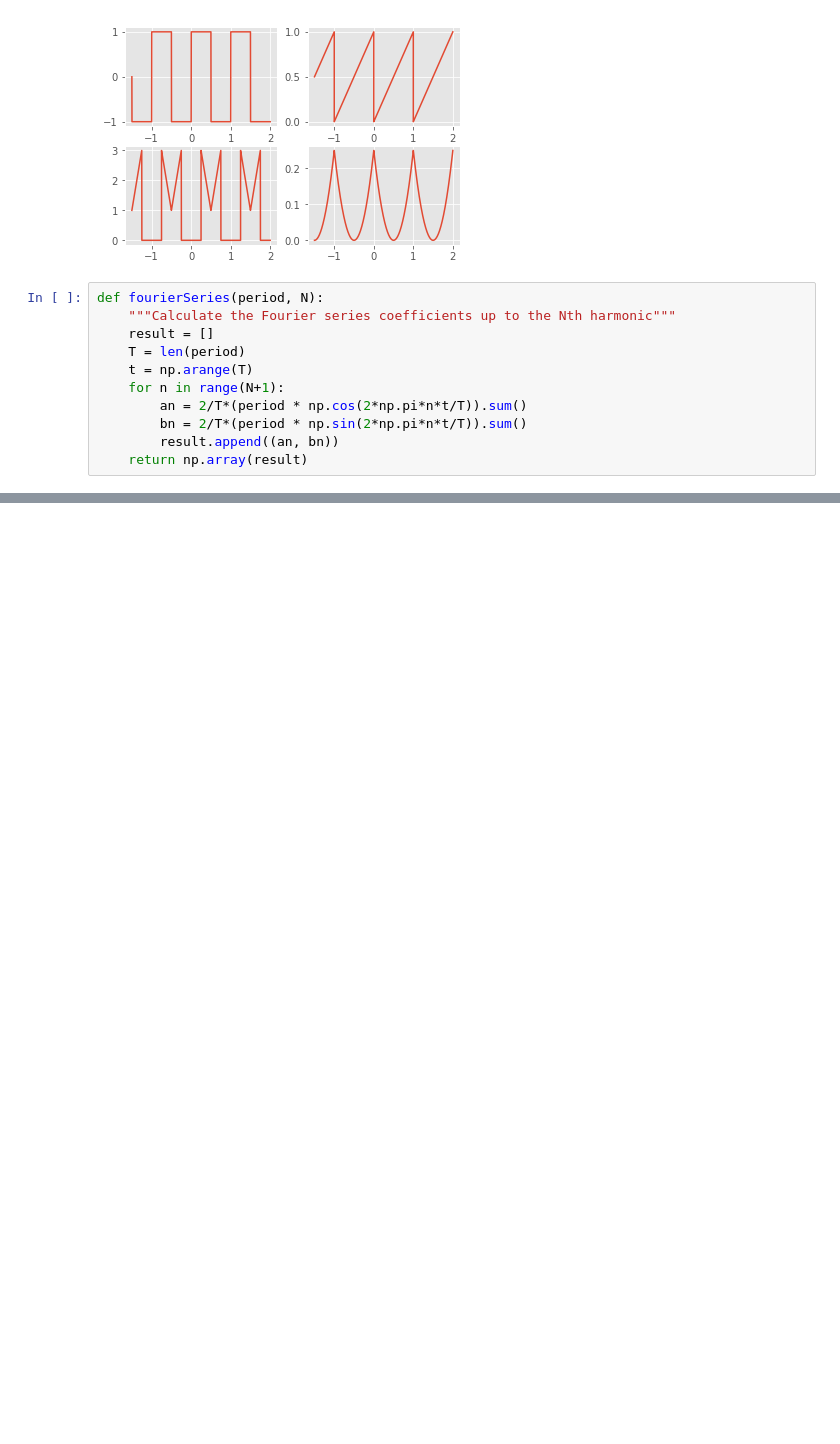
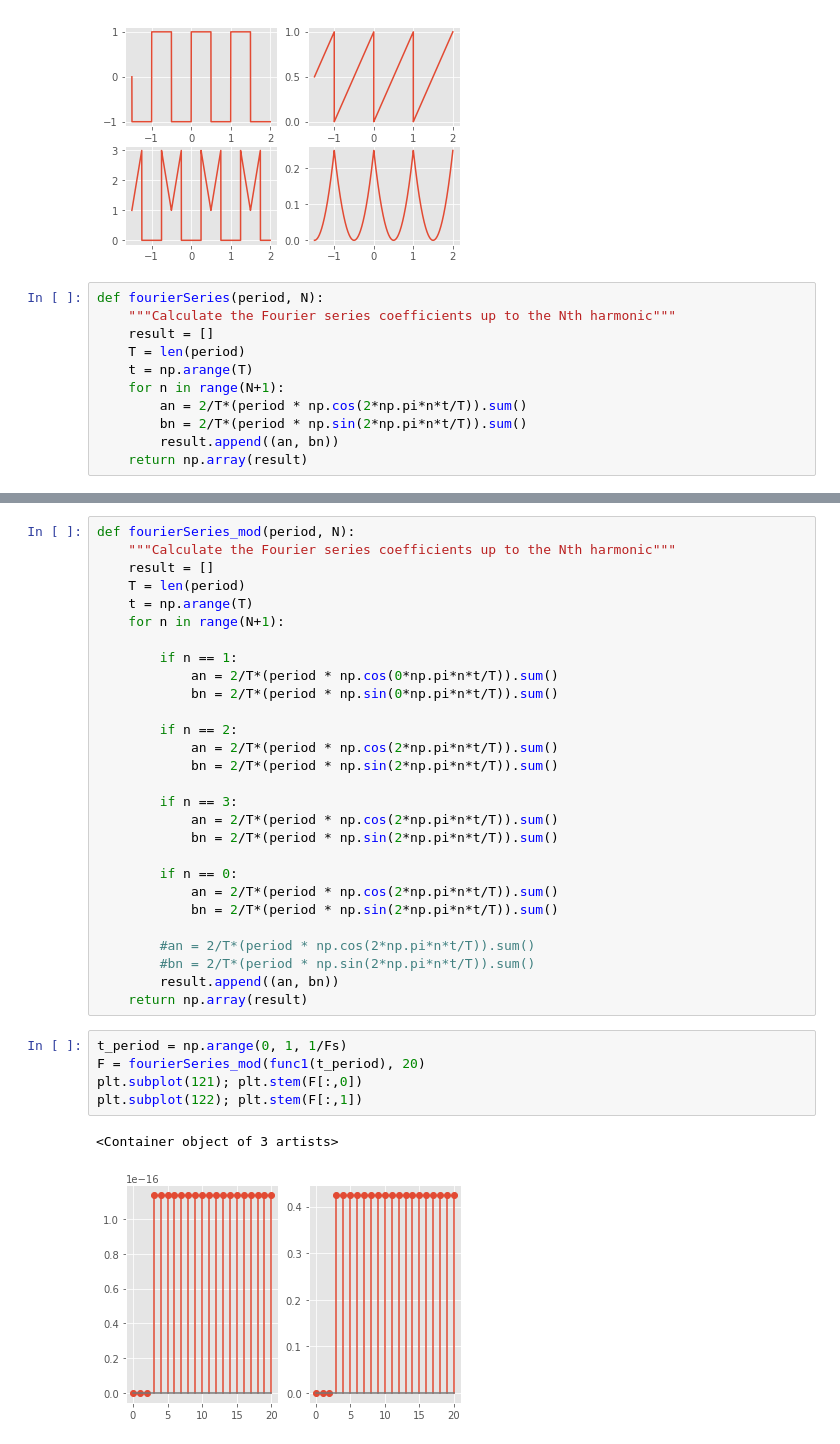
Before and after one commit to lyshds/dn_activation_rec_ubu, a Jupyter notebook: S37/robofly_phase_shift_coefficients.ipynb, the cells around one changed output, grey strips where cells are left out. Cells and saved outputs as stored; diff of their text form; blank space fills up the shorter version.

```diff
--- a/S37/robofly_phase_shift_coefficients.ipynb
+++ b/S37/robofly_phase_shift_coefficients.ipynb
@@ -240,0 +269,36 @@ def fourierSeries(period, N):
+# %%
+def fourierSeries_mod(period, N):
+    """Calculate the Fourier series coefficients up to the Nth harmonic"""
+    result = []
+    T = len(period)
+    t = np.arange(T)
+    for n in range(N+1):
+
+        if n == 1:
+            an = 2/T*(period * np.cos(0*np.pi*n*t/T)).sum()
+            bn = 2/T*(period * np.sin(0*np.pi*n*t/T)).sum()
+
+        if n == 2:
+            an = 2/T*(period * np.cos(2*np.pi*n*t/T)).sum()
+            bn = 2/T*(period * np.sin(2*np.pi*n*t/T)).sum()
+
+        if n == 3:
+            an = 2/T*(period * np.cos(2*np.pi*n*t/T)).sum()
+            bn = 2/T*(period * np.sin(2*np.pi*n*t/T)).sum()
+
+        if n == 0:
+            an = 2/T*(period * np.cos(2*np.pi*n*t/T)).sum()
+            bn = 2/T*(period * np.sin(2*np.pi*n*t/T)).sum()
+
+        #an = 2/T*(period * np.cos(2*np.pi*n*t/T)).sum()
+        #bn = 2/T*(period * np.sin(2*np.pi*n*t/T)).sum()
+        result.append((an, bn))
+    return np.array(result)
+# %%
+t_period = np.arange(0, 1, 1/Fs)
+F = fourierSeries_mod(func1(t_period), 20)
+plt.subplot(121); plt.stem(F[:,0])
+plt.subplot(122); plt.stem(F[:,1])
+# %% [output]
+<Container object of 3 artists>
+[figure, added]
```
Also changed, not shown: parts of 12 cells of this notebook.
